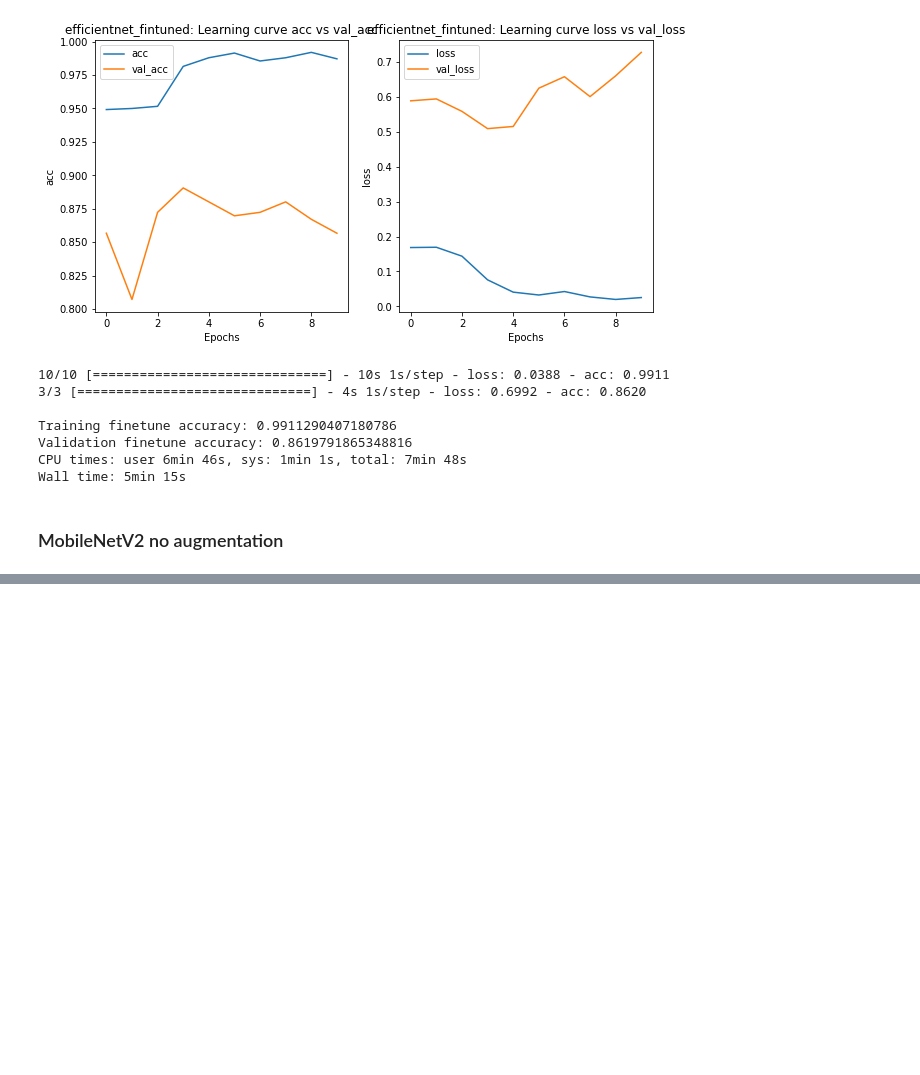
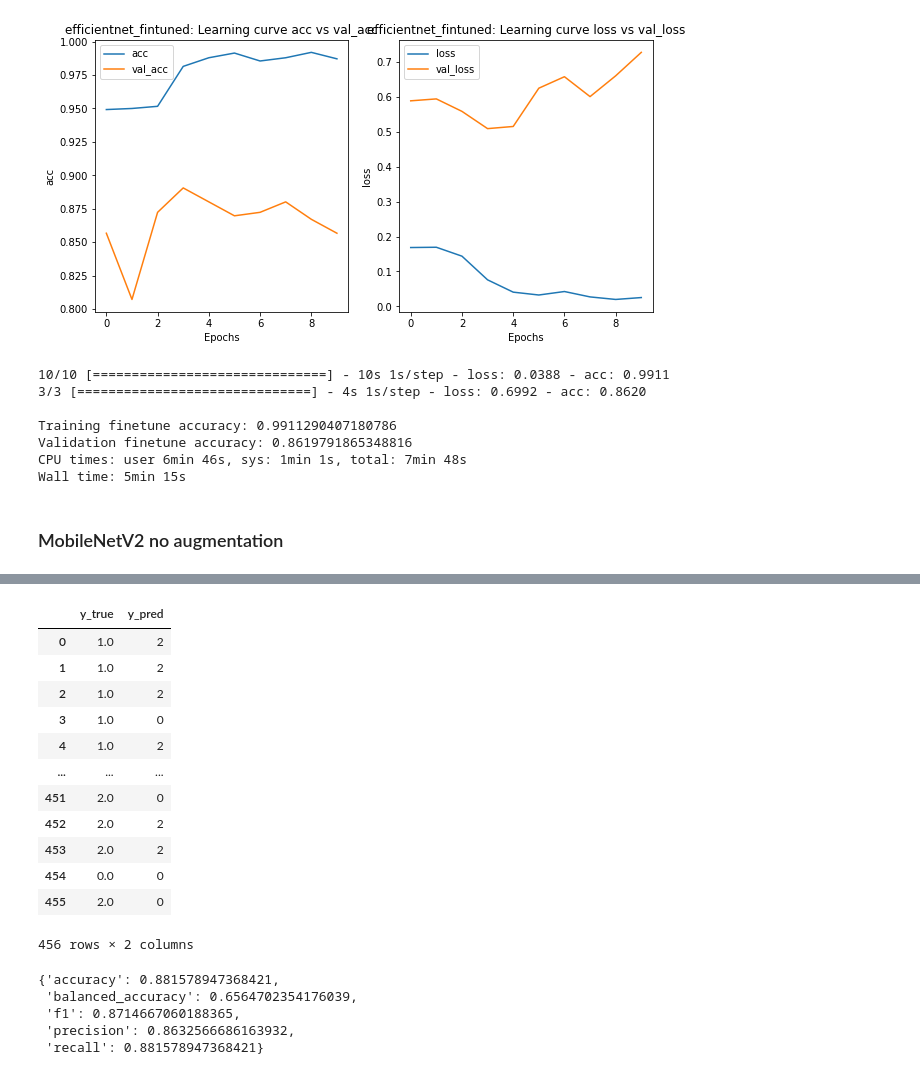
Before and after one commit to mayerantoine/disaster-damage-assessment-ml, a Jupyter notebook: notebooks/Damage Assessment from image data.ipynb, the cells around one changed output, grey strips where cells are left out. Cells and saved outputs as stored; diff of their text form; code cells hidden in the pictures; blank space fills up the shorter version.

```diff
--- a/notebooks/Damage Assessment from image data.ipynb
+++ b/notebooks/Damage Assessment from image data.ipynb
@@ -1080,7 +1101,7 @@ exp_name = 'MobileNet V2 no augmentation'
 event= 'ecuador'
 model_name = 'mobilenet'
 
-rs = run_experiment(exp_name,event,model_name,is_augment=False,lr=1e-3,batch_size=128,do_finetune=True,
+rs = run_experiment(exp_name,event,model_name,is_augment=False,lr=1e-3,batch_size=128,do_finetune=False,
                 use_clr= False,buffer_size=10,n_epochs=10,init_lr=1e-3,max_lr=1e-2)
 # %% [output]
 ******************MobileNet V2 no augmentation*********************************
@@ -1128,0 +1163,4 @@ Wall time: 4min 36s
+# %%
+rs1,rs1, model = rs
+results_test = model.evaluate(test_ds, steps=4, return_dict=True)
+results_test
@@ -1128,0 +1170,23 @@ Wall time: 4min 36s
+# %%
+%%time
+import numpy as np
+
+test_images = test_ds.map(lambda x,y: x)
+test_labels = test_ds.map(lambda x,y: y)
+
+
+
+def batch_predict(images_ds,label_ds,model,validation_steps):
+
+    y_true = np.concatenate([y for y in label_ds.take(validation_steps)])
+    preds = model.predict(test_images,steps=validation_steps)
+    preds_labels = np.argmax(preds,axis=-1)
+
+    results = pd.DataFrame({'y_true':y_true,
+                      'y_pred':preds_labels})
+
+    return results
+
+results = batch_predict(test_images,test_labels,model,validation_steps)
+results
+# %% [output]
@@ -1128,0 +1211,40 @@ Wall time: 4min 36s
+|  | y_true | y_pred |
+| 0 | 1.0 | 2 |
+| 1 | 1.0 | 2 |
+| 2 | 1.0 | 2 |
+| 3 | 1.0 | 0 |
+| 4 | 1.0 | 2 |
+| ... | ... | ... |
+| 451 | 2.0 | 0 |
+| 452 | 2.0 | 2 |
+| 453 | 2.0 | 2 |
+| 454 | 0.0 | 0 |
+| 455 | 2.0 | 0 |
+456 rows × 2 columns
+# %%
+from sklearn.metrics import accuracy_score,f1_score,precision_score,recall_score,balanced_accuracy_score
+import pandas as pd
+
+def compute_metrics(pred):
+    labels = pred.y_true
+    preds = pred.y_pred
+    acc = accuracy_score(labels, preds)
+    bal_acc = balanced_accuracy_score(labels, preds)
+    precision = precision_score(labels,preds,average='weighted')
+    recall = recall_score(labels,preds,average='weighted')
+    f1 = f1_score(labels,preds,average='weighted')
+    return {
+        'accuracy': acc,
+        'balanced_accuracy':bal_acc,
+        'f1': f1,
+        'precision': precision,
+        'recall': recall
+    }
+
+compute_metrics(results)
+# %% [output]
+{'accuracy': 0.881578947368421,
+ 'balanced_accuracy': 0.6564702354176039,
+ 'f1': 0.8714667060188365,
+ 'precision': 0.8632566686163932,
+ 'recall': 0.881578947368421}
```
Also changed, not shown: parts of 11 cells of this notebook, 3 other files.
